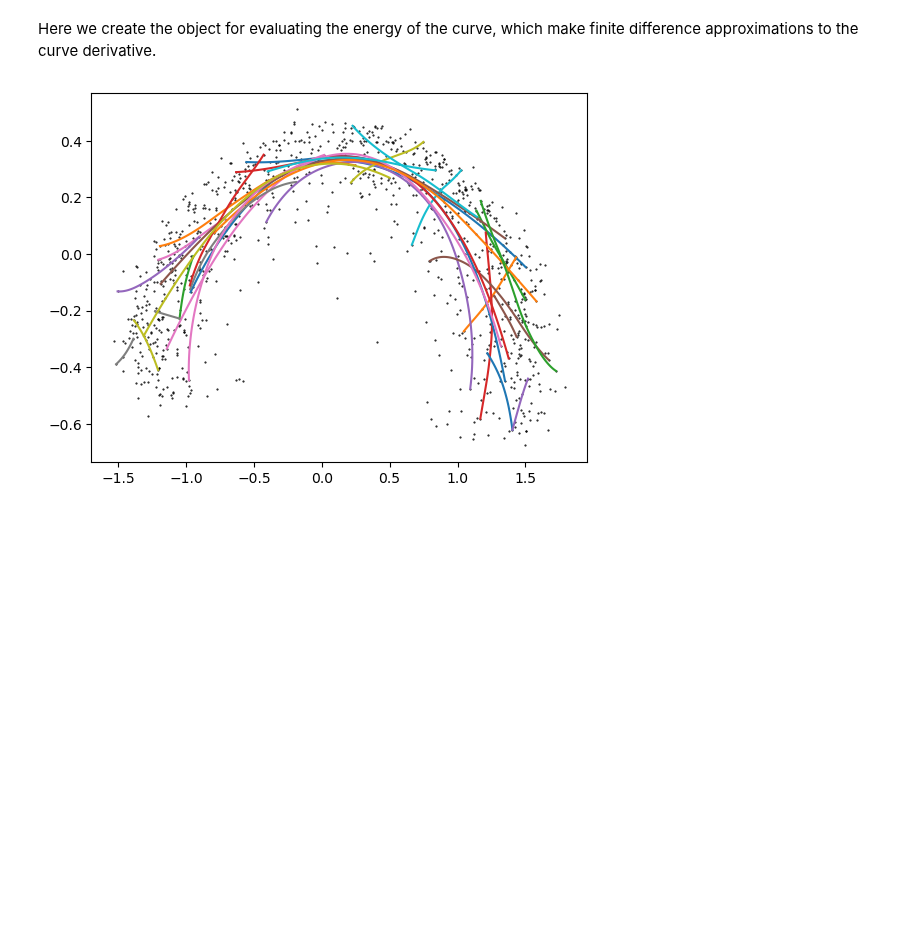
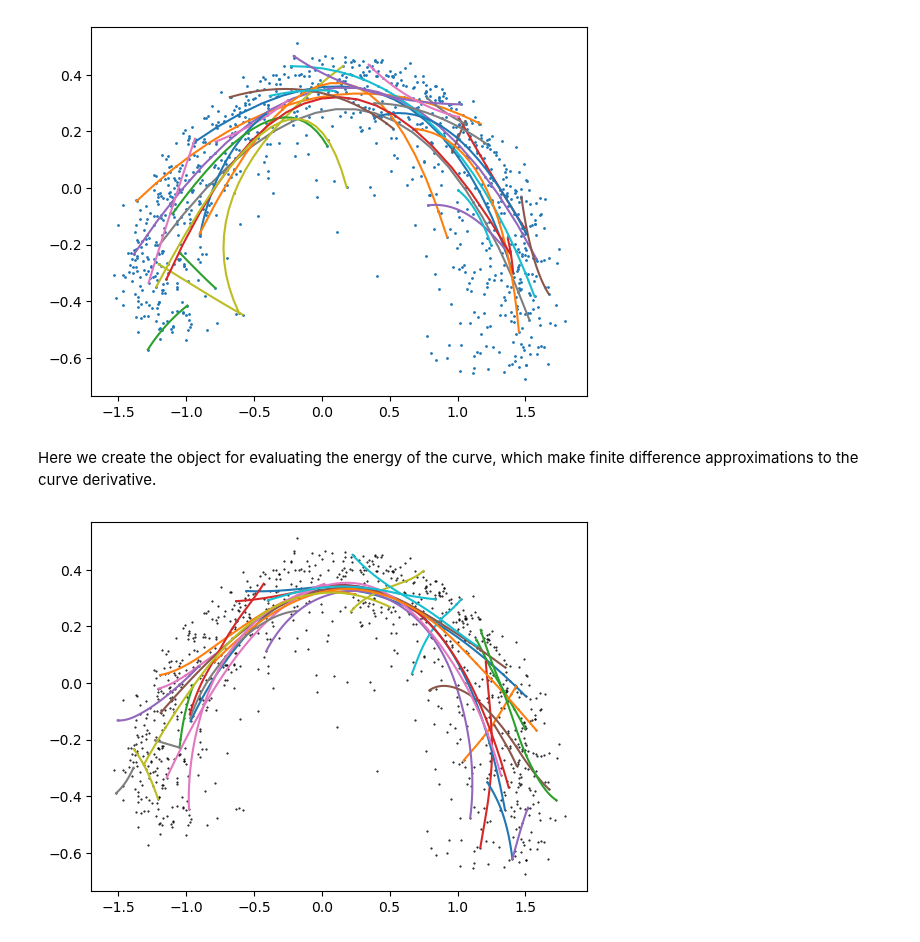
Before and after one commit to fablos/geo_latte, a Jupyter notebook: icra/my_tutorial.ipynb, the cells around one changed output. Saved outputs shown, nothing was run; the diff lists cells and outputs as text; code cells hidden in the pictures; blank space fills up the shorter version.

```diff
--- a/icra/my_tutorial.ipynb
+++ b/icra/my_tutorial.ipynb
@@ -71,6 +75,24 @@ class DensityMetric(nn.Module):
         delta = C[:, 1:] - C[:, :-1]  # (B)x(lenT-1)x(D)
         energy = torch.sum(torch.sum(delta**2, dim=2) * avg_metric, dim=1)  # (B)
         return energy
+# %%
+dm = DensityMetric(data, 0.1)
+dm_energy = lambda model, curve: dm.curve_energy(curve.points())
+
+plt.scatter(data[:, 0], data[:, 1], s=1)
+## Plot random geodesics
+num_curves = 30
+curve_indices = torch.randint(data.shape[0], (num_curves, 2))  # (num_curves) x 2
+with tqdm(range(num_curves)) as pbar:
+    for k in pbar:
+        i = curve_indices[k, 0]
+        j = curve_indices[k, 1]
+        c = Poly2(data[i], data[j], 20)
+        connecting_geodesic(dm, c, energy_fun = dm_energy, max_iter = 200)
+        c.plot('-')
+plt.show()
+# %% [output]
+[figure, added]
 # %% [markdown]
 Here we create the object for evaluating the energy of the curve, which make finite difference approximations to the curve derivative.
 # %%
```
Also changed, not shown: parts of 3 cells of this notebook.
